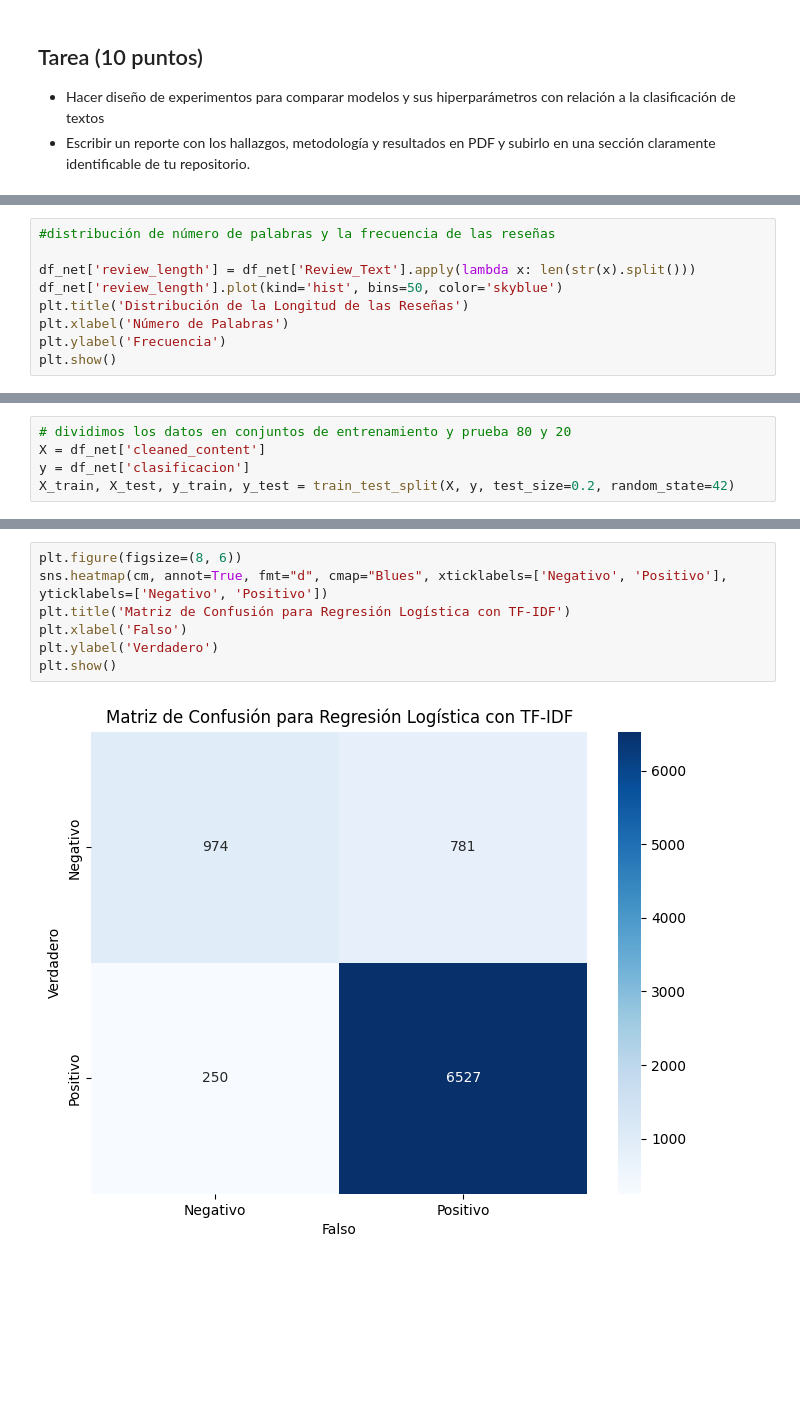
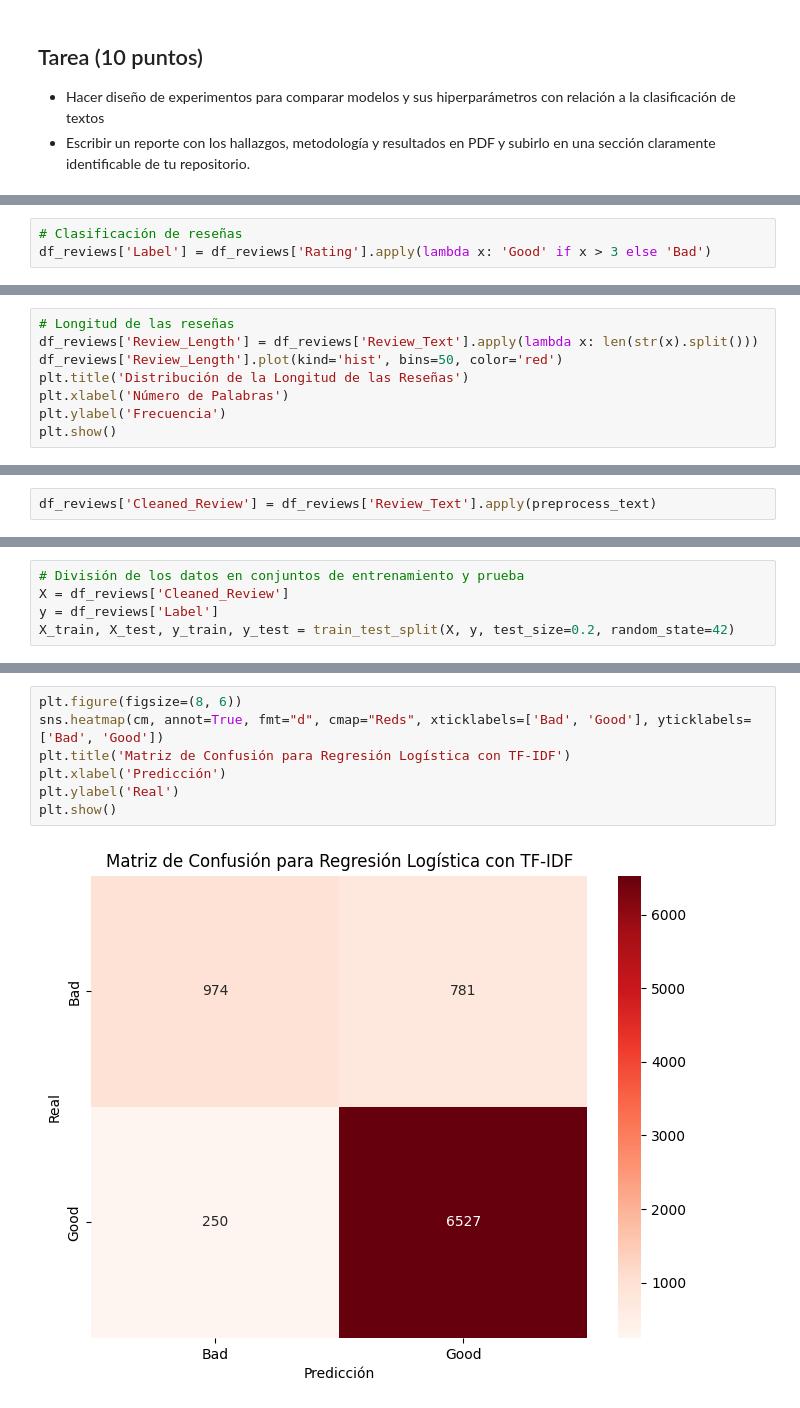
Before and after one commit to alanmejiaa/Procesamiento-y-Clasificacion-de-Datos-2024, a Jupyter notebook: Tarea #3.ipynb, the cells around one changed output, grey strips where cells are left out. Drawn from its saved outputs; the diff is of its cells as text; blank space fills up the shorter version.

```diff
--- a/Tarea #3.ipynb
+++ b/Tarea #3.ipynb
@@ -53,0 +33,3 @@ memory usage: 999.9+ KB
+# %%
+# Clasificación de reseñas
+df_reviews['Label'] = df_reviews['Rating'].apply(lambda x: 'Good' if x > 3 else 'Bad')
@@ -64,8 +59,7 @@ plt.show()
 # %%
-#distribución de número de palabras y la frecuencia de las reseñas
-
-df_net['review_length'] = df_net['Review_Text'].apply(lambda x: len(str(x).split()))
-df_net['review_length'].plot(kind='hist', bins=50, color='skyblue')
+# Longitud de las reseñas
+df_reviews['Review_Length'] = df_reviews['Review_Text'].apply(lambda x: len(str(x).split()))
+df_reviews['Review_Length'].plot(kind='hist', bins=50, color='red')
 plt.title('Distribución de la Longitud de las Reseñas')
 plt.xlabel('Número de Palabras')
 plt.ylabel('Frecuencia')
@@ -106 +93,3 @@ df_net['cleaned_review'] = df_net['Review_Text'].apply(preprocess_text)
+# %%
+df_reviews['Cleaned_Review'] = df_reviews['Review_Text'].apply(preprocess_text)
 # %%
@@ -135,6 +111,6 @@ warnings.filterwarnings('ignore')
 # %%
-# dividimos los datos en conjuntos de entrenamiento y prueba 80 y 20
-X = df_net['cleaned_content']
-y = df_net['clasificacion']
+# División de los datos en conjuntos de entrenamiento y prueba
+X = df_reviews['Cleaned_Review']
+y = df_reviews['Label']
 X_train, X_test, y_train, y_test = train_test_split(X, y, test_size=0.2, random_state=42)
 # %%
@@ -212,9 +188,9 @@ cm = confusion_matrix(y_test, y_pred)
 # %%
 plt.figure(figsize=(8, 6))
-sns.heatmap(cm, annot=True, fmt="d", cmap="Blues", xticklabels=['Negativo', 'Positivo'], yticklabels=['Negativo', 'Positivo'])
+sns.heatmap(cm, annot=True, fmt="d", cmap="Reds", xticklabels=['Bad', 'Good'], yticklabels=['Bad', 'Good'])
 plt.title('Matriz de Confusión para Regresión Logística con TF-IDF')
-plt.xlabel('Falso')
-plt.ylabel('Verdadero')
+plt.xlabel('Predicción')
+plt.ylabel('Real')
 plt.show()
 # %% [output]
-[figure, old version]
+[figure, new version]
```
Also changed, not shown: parts of 37 cells of this notebook.
